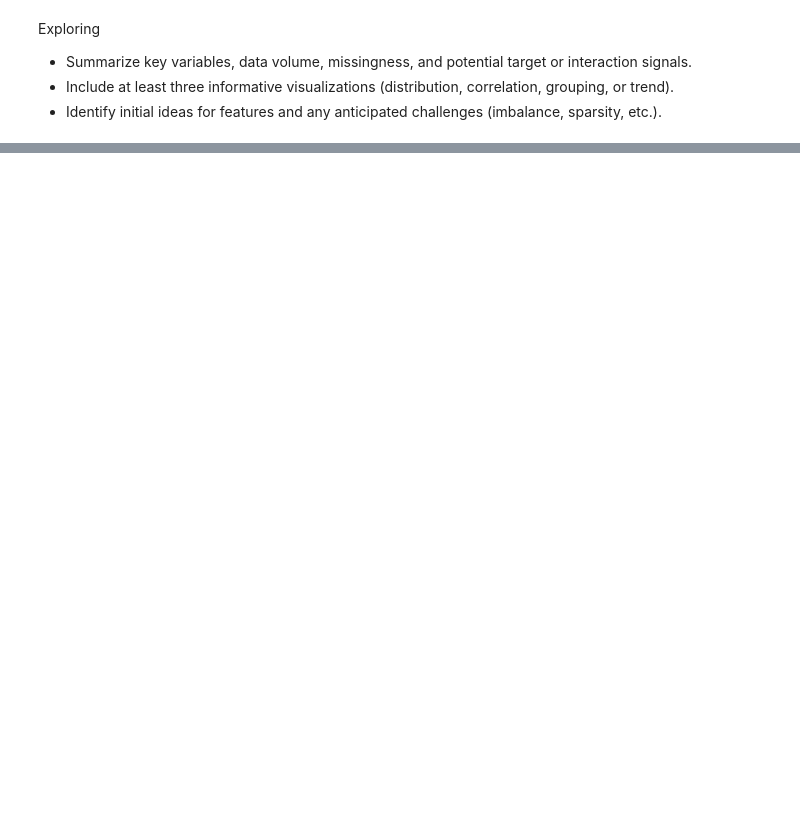
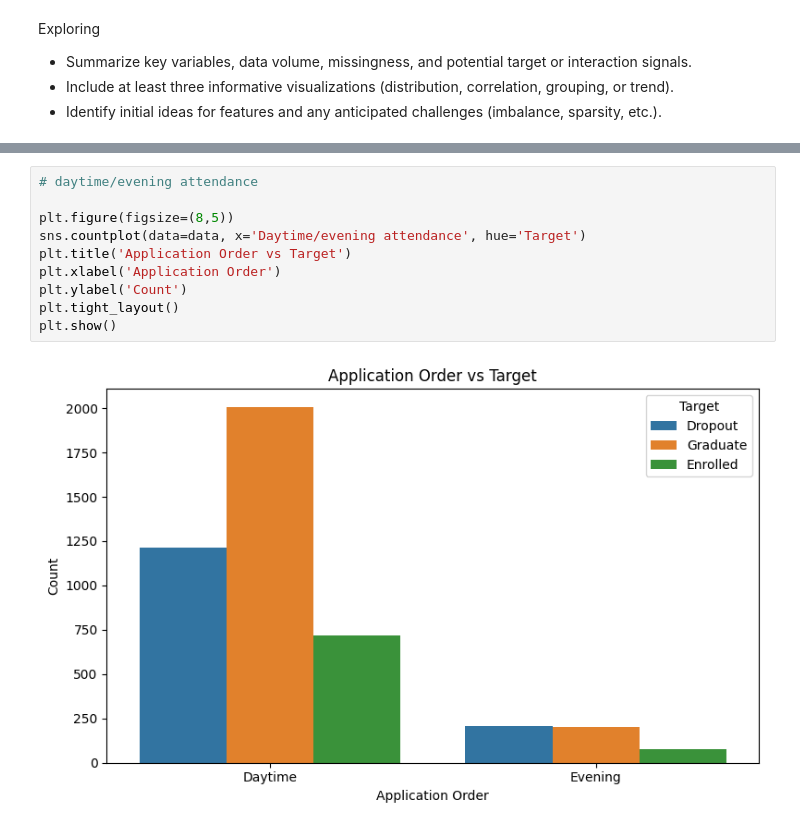
Before and after one commit to idavoong/Dropout-Predictor, a Jupyter notebook: eda/eda.ipynb, the cells around one changed output, grey strips where cells are left out. Cells and saved outputs as stored; diff of their text form; blank space fills up the shorter version.

```diff
--- a/eda/eda.ipynb
+++ b/eda/eda.ipynb
@@ -387,0 +461,12 @@ display(table)
+# %%
+# daytime/evening attendance
+
+plt.figure(figsize=(8,5))
+sns.countplot(data=data, x='Daytime/evening attendance', hue='Target')
+plt.title('Application Order vs Target')
+plt.xlabel('Application Order')
+plt.ylabel('Count')
+plt.tight_layout()
+plt.show()
+# %% [output]
+[figure, added]
```
Also changed, not shown: parts of 24 cells of this notebook.
